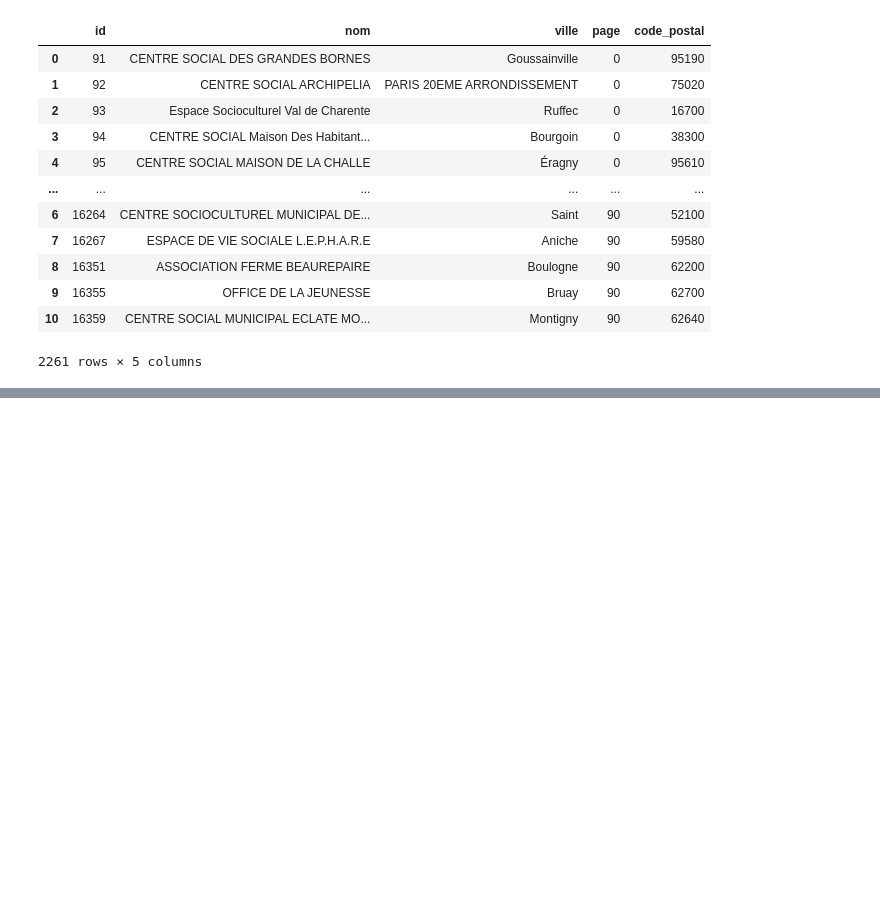
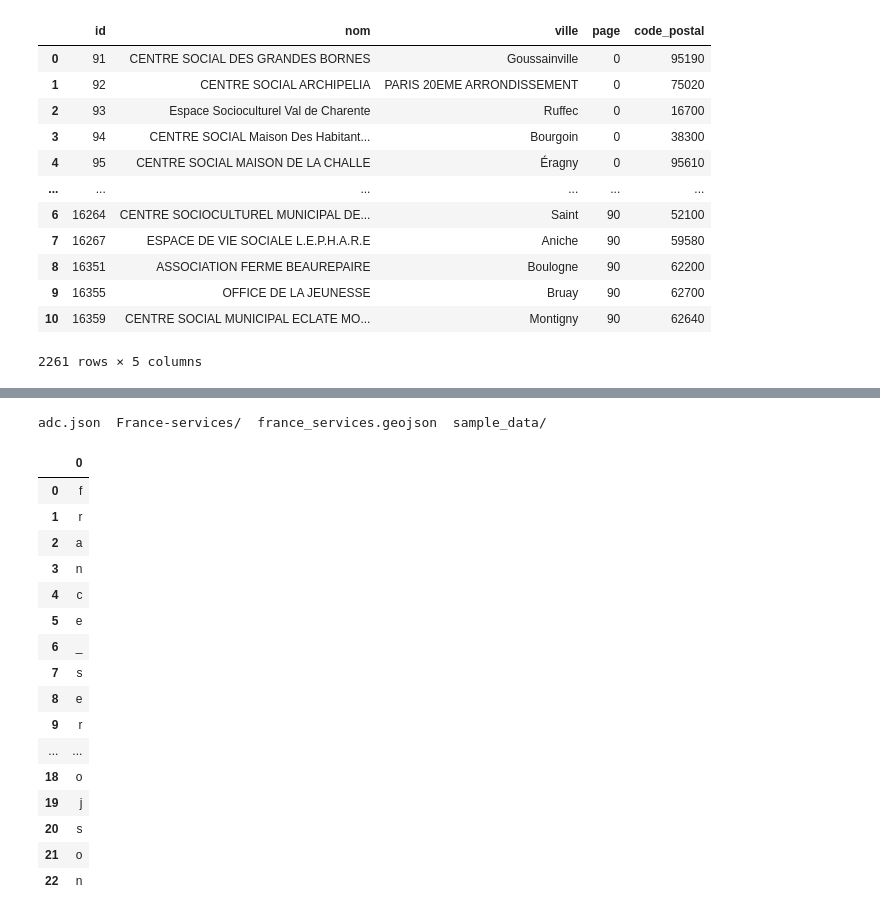
Before and after one commit to dataforgoodfr/batch8_mednum, a Jupyter notebook: notebooks/acces_information.ipynb, the cells around one changed output, grey strips where cells are left out. Drawn from its saved outputs; the diff is of its cells as text; code cells hidden in the pictures; blank space fills up the shorter version.

```diff
--- a/notebooks/acces_information.ipynb
+++ b/notebooks/acces_information.ipynb
@@ -196,0 +218,8 @@ data
+# %%
+ls
+# %% [output]
+adc.json  France-services/  france_services.geojson  sample_data/
+# %%
+import pandas as pd
+
+fs = pd.read_json('france_services.geojson')
@@ -196,0 +228,20 @@ data
+# %%
+fs
+# %% [output]
+|  | 0 |
+| 0 | f |
+| 1 | r |
+| 2 | a |
+| 3 | n |
+| 4 | c |
+| 5 | e |
+| 6 | _ |
+| 7 | s |
+| 8 | e |
+| 9 | r |
+| ... | ... |
+| 18 | o |
+| 19 | j |
+| 20 | s |
+| 21 | o |
+| 22 | n |
```
Also changed, not shown: parts of 4 cells of this notebook.
